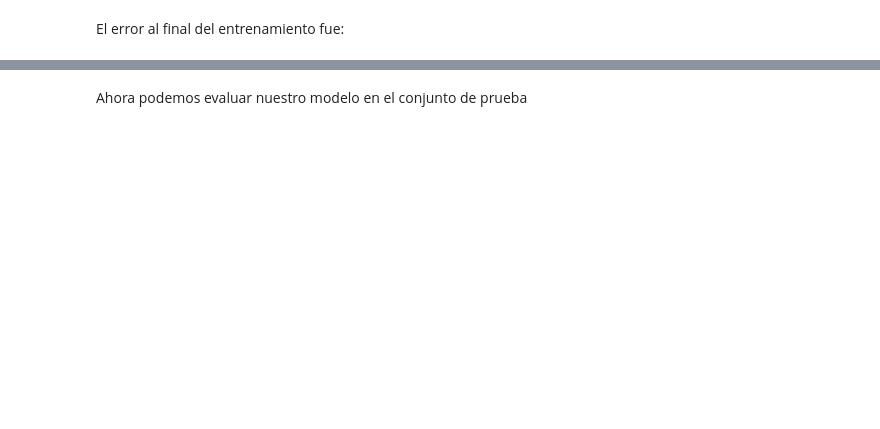
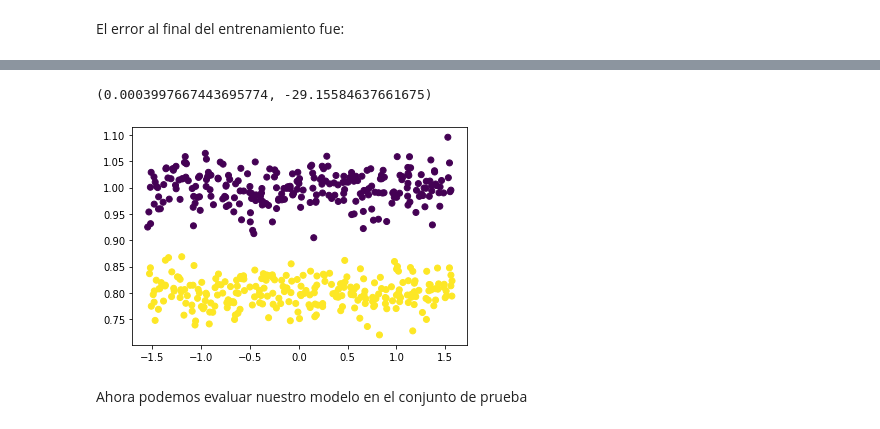
Before and after one commit to sergiohzlz/semestre_2021_neuronales, a Jupyter notebook: Tarea2 - Descenso del gradiente.ipynb, the cells around one changed output, grey strips where cells are left out. Cells and saved outputs as stored; diff of their text form; code cells hidden in the pictures; blank space fills up the shorter version.

```diff
--- a/Tarea2 - Descenso del gradiente.ipynb
+++ b/Tarea2 - Descenso del gradiente.ipynb
@@ -86,3 +90,10 @@ plt.plot(J)
+# %%
+fig, ax = plt.subplots()
+plt.scatter(Xu[:,0], Xu[:,1], c=c)
+(wf[1], wf[2])
+# %% [output]
+(0.0003997667443695774, -29.15584637661675)
+[figure, added]
 # %% [markdown]
 Ahora podemos evaluar nuestro modelo en el conjunto de prueba
 # %%
```
Also changed, not shown: parts of 13 cells of this notebook, 1 other file.
